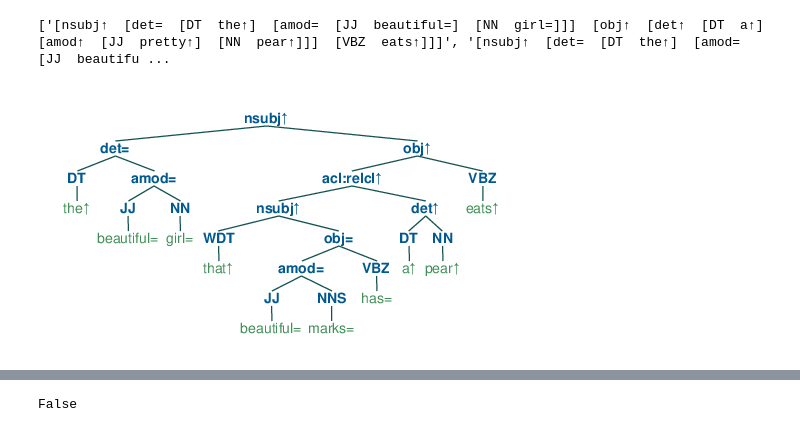
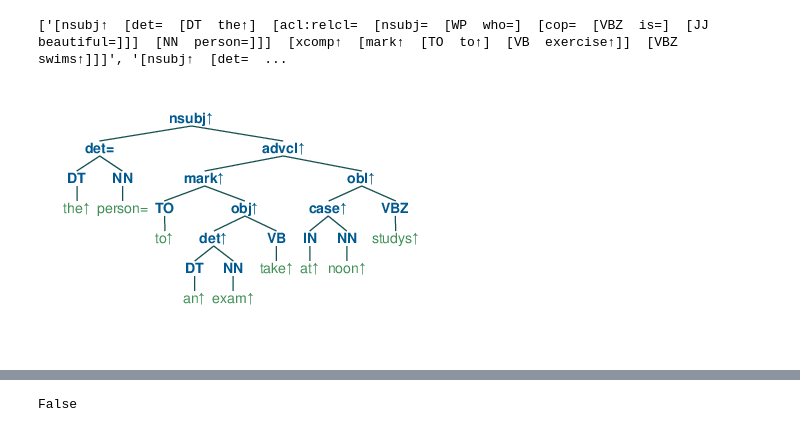
Before and after one commit to eric11eca/NeuralLog, a Jupyter notebook: src/theory_align.ipynb, the cells around one changed output, grey strips where cells are left out. Saved outputs shown, nothing was run; the diff lists cells and outputs as text; code cells hidden in the pictures.

Commit message:
feat: Graph for more structures; pairing of words in Graph; controller ver 2.0; chunker ver 1.0

```diff
--- a/src/theory_align.ipynb
+++ b/src/theory_align.ipynb
@@ -55,11 +36,12 @@ directions = {0: "lexical", 1: "phrasal", 2: "syntatic_variation", 3: "implicati
 sentenceset = ["This are 2 specially cool dog food", "Animal cut fresh meat carefully every month"]
 test1 = ["A lady cuts some meat", "A woman cuts some meat"]
 testWhich = ["a lady who is beautiful drives a car that is old ", "A beautiful woman drives a old car"]
-testAnd = ["A girl eats an pear and an orange", "A girl makes coffee and eats an apple", "A girl and a boy are carefully writing homework"]
+testAnd = ["A girl eats an pear and an orange", "A girl makes and eats an apple", "A girl and a boy are carefully writing homework"]
 testWith = ["A girl carries the bag with a tie", "A girl with a costume eats an apple", "A boy shocks the dog under the roof"]
 testThere = ["There is a girl with a bag", "Here is the homework that I just wrote", "This is the pizza that I just ordered"]
-testExtract = ["The beautiful girl eats a pretty pear", "The beautiful girl eats a beautiful pear", "The beautiful girl eats a pear that has beautiful marks"]
+testExtract = ["The beautiful girl who is wearing a bowtie and sitting on the chair eats a pretty pear", "The pretty woman wearing a bowtie eats a pear", "The beautiful girl eats a pear that has beautiful marks"]
 test2 = ["A dog is eating food", "A dog is blue"]
+testToComp = ["The person who is beautiful swims to exercise", "The person studys at noon to take an exam", "The pretty woman wearing a bowtie eats a pear to take an exercise"]
 #det order
 #add word/modifier
 #"and" in connection
@@ -84,13 +66,13 @@ def annotation2string(annotation):
 pipeline = PolarizationPipeline(verbose = 1)
 results = []
 results_tree = []
-for sent in testExtract:
+for sent in testToComp:
     tree = pipeline.single_polarization(sent)["polarized_tree"]
     results_tree.append(tree)
     results.append(pipeline.postprocess(tree,""))
 print(results)
 # %% [output]
-['[nsubj↑  [det=  [DT  the↑]  [amod=  [JJ  beautiful=]  [NN  girl=]]]  [obj↑  [det↑  [DT  a↑]  [amod↑  [JJ  pretty↑]  [NN  pear↑]]]  [VBZ  eats↑]]]', '[nsubj↑  [det=  [DT  the↑]  [amod=  [JJ  beautifu ...
+['[nsubj↑  [det=  [DT  the↑]  [acl:relcl=  [nsubj=  [WP  who=]  [cop=  [VBZ  is=]  [JJ  beautiful=]]]  [NN  person=]]]  [xcomp↑  [mark↑  [TO  to↑]  [VB  exercise↑]]  [VBZ  swims↑]]]', '[nsubj↑  [det=  ...
 # %%
 class Unode:
     def __init__(self,prop,word,npos, mark):
@@ -241,10 +271,10 @@ def visualize_tree(tree):
     jupyter_draw_nltk_tree(btree)
 # %%
 #print_as_graph(results[0][4])
-visualize_tree(results[2])
+visualize_tree(results[1])
 #print_tree_simple(results[0][4])
 # %% [output]
-[figure, old version]
+[figure, new version]
 # %%
 def draw_graph():
     output = Image.new("RGB", (500, 500), (255,255,255))
```
Also changed, not shown: parts of 43 cells of this notebook.
